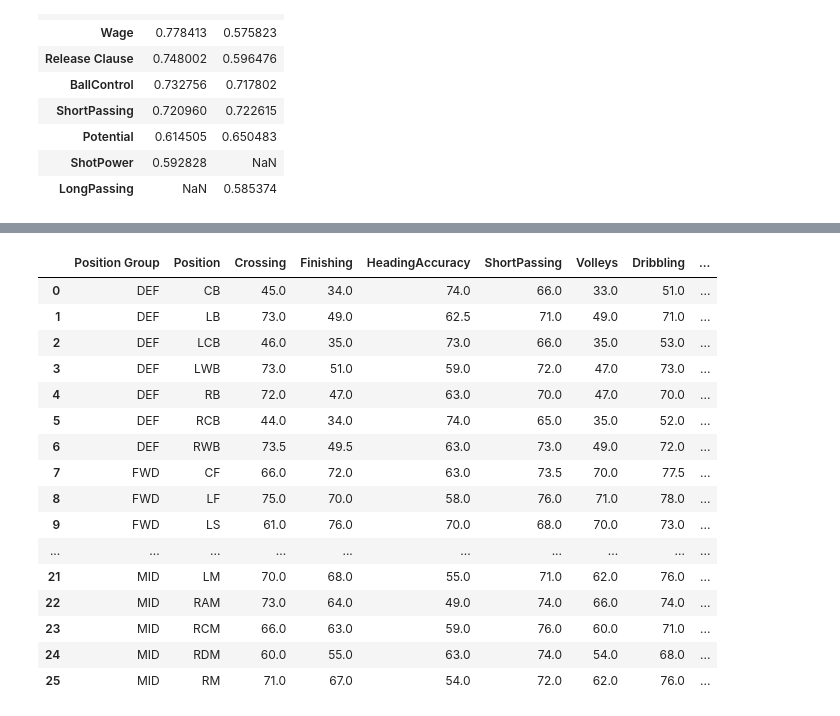
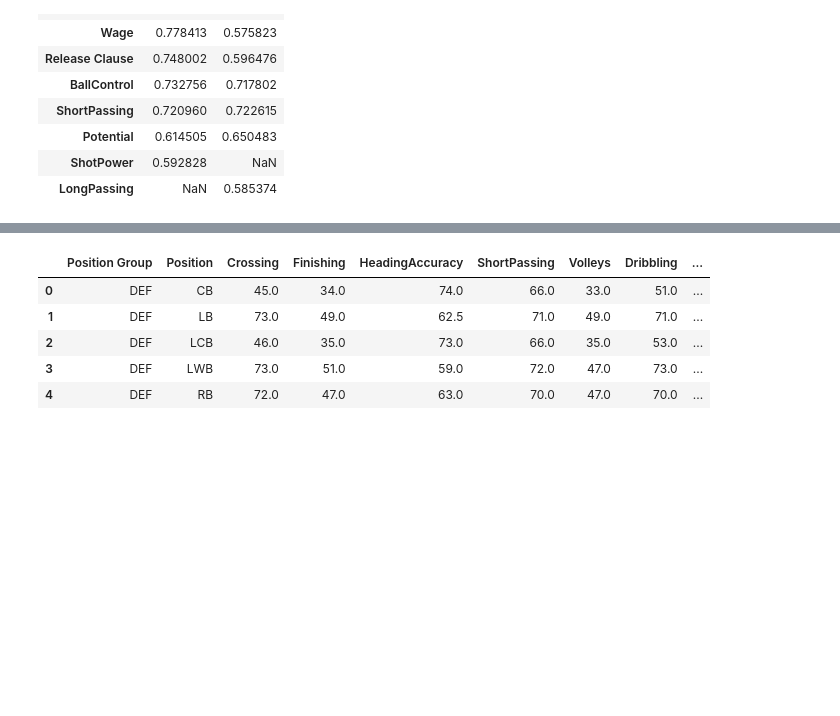
Before and after one commit to raulcarlomagno/dmuba-especializacion-futbol, a Jupyter notebook: main.ipynb, the cells around one changed output, grey strips where cells are left out. Cells and saved outputs as stored; diff of their text form; code cells hidden in the pictures; blank space fills up the shorter version.

```diff
--- a/main.ipynb
+++ b/main.ipynb
@@ -565,21 +559,10 @@ df_numerics
 # %%
 df_numerics = df_numerics.groupby(['Position Group', 'Position'], as_index = False).median()
-df_numerics
+df_numerics.head()
 # %% [output]
 |  | Position Group | Position | Crossing | Finishing | HeadingAccuracy | ShortPassing | Volleys | Dribbling | ... |
 | 0 | DEF | CB | 45.0 | 34.0 | 74.0 | 66.0 | 33.0 | 51.0 | ... |
 | 1 | DEF | LB | 73.0 | 49.0 | 62.5 | 71.0 | 49.0 | 71.0 | ... |
 | 2 | DEF | LCB | 46.0 | 35.0 | 73.0 | 66.0 | 35.0 | 53.0 | ... |
 | 3 | DEF | LWB | 73.0 | 51.0 | 59.0 | 72.0 | 47.0 | 73.0 | ... |
 | 4 | DEF | RB | 72.0 | 47.0 | 63.0 | 70.0 | 47.0 | 70.0 | ... |
-| 5 | DEF | RCB | 44.0 | 34.0 | 74.0 | 65.0 | 35.0 | 52.0 | ... |
-| 6 | DEF | RWB | 73.5 | 49.5 | 63.0 | 73.0 | 49.0 | 72.0 | ... |
-| 7 | FWD | CF | 66.0 | 72.0 | 63.0 | 73.5 | 70.0 | 77.5 | ... |
-| 8 | FWD | LF | 75.0 | 70.0 | 58.0 | 76.0 | 71.0 | 78.0 | ... |
-| 9 | FWD | LS | 61.0 | 76.0 | 70.0 | 68.0 | 70.0 | 73.0 | ... |
-| ... | ... | ... | ... | ... | ... | ... | ... | ... | ... |
-| 21 | MID | LM | 70.0 | 68.0 | 55.0 | 71.0 | 62.0 | 76.0 | ... |
-| 22 | MID | RAM | 73.0 | 64.0 | 49.0 | 74.0 | 66.0 | 74.0 | ... |
-| 23 | MID | RCM | 66.0 | 63.0 | 59.0 | 76.0 | 60.0 | 71.0 | ... |
-| 24 | MID | RDM | 60.0 | 55.0 | 63.0 | 74.0 | 54.0 | 68.0 | ... |
-| 25 | MID | RM | 71.0 | 67.0 | 54.0 | 72.0 | 62.0 | 76.0 | ... |
```
Also changed, not shown: parts of 11 cells of this notebook.
